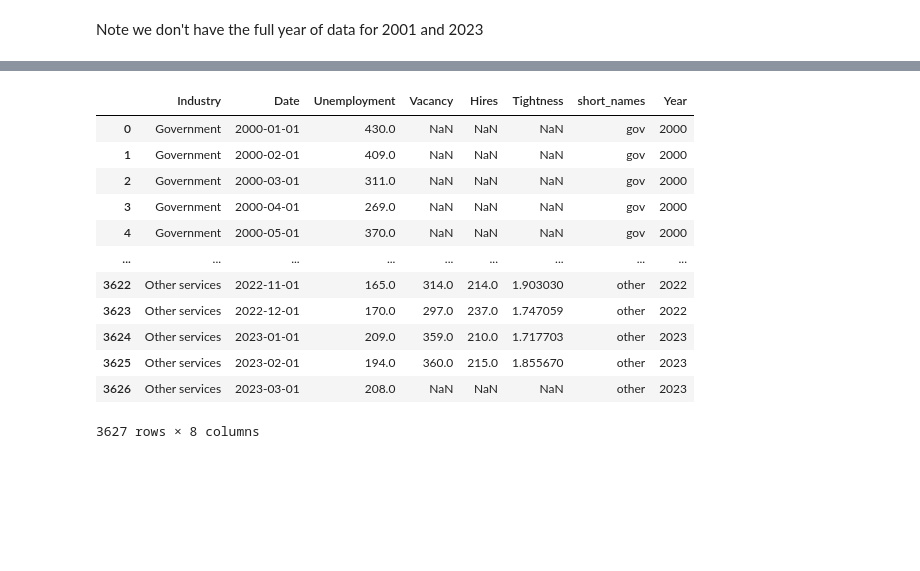
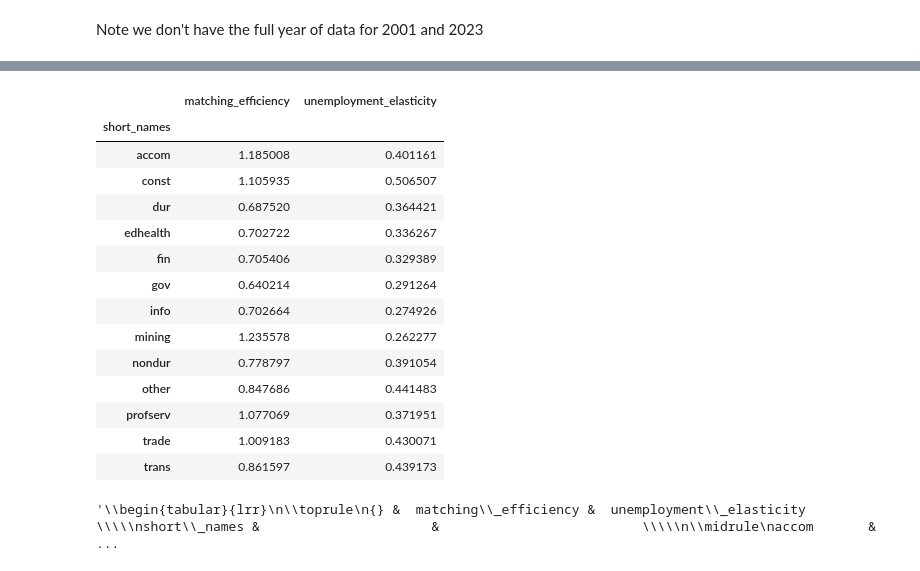
Before and after one commit to hs97/UnemploymentNetwork, a Jupyter notebook: new_code/uvh_from_JOLTS_CPS.ipynb, the cells around one changed output, grey strips where cells are left out. Cells and saved outputs as stored; diff of their text form; code cells hidden in the pictures; blank space fills up the shorter version.

Commit message:
mathing function parameter estimates

```diff
--- a/new_code/uvh_from_JOLTS_CPS.ipynb
+++ b/new_code/uvh_from_JOLTS_CPS.ipynb
@@ -236,11 +236,13 @@ Where $\epsilon_t$ is some shock. While it is well understood that this regressi
     \log \widehat{\phi}_i = \frac{1}{T} \sum_{t=1}^{T}\left[\log h_{i,t} - \frac{1}{2}\left[\log U_{i,t} + \log V_{i,t}\right]\right]
 \end{align*}
 # %%
-def phi_estimation1(df, eta):
+def matching_estimation1(df, eta):
     X = np.log(np.array(df[['Hires']].values)) - eta * np.log(np.array((df[['Unemployment']].values))) - (1-eta) * np.log(np.array(df[['Vacancy']].values))
     X = X[~np.isnan(X)]
     return np.exp(np.sum(X)/X.shape[0])
 
-df_phi1 = uvh.groupby('Industry').apply(phi_estimation1, 0.5)
-df_phi1
+eta = 0.5
+matching_param1 = uvh.groupby('short_names').apply(matching_estimation1, eta)
+df_matching_param1 = pd.DataFrame({'mathing_efficiency':matching_param1,'unemployment_elasticity':eta})
+df_matching_param1
 # %% [output]
@@ -268,16 +285,52 @@ In the second instance, we estimate the matching elasticity as well, assuming co
 # %%
-uvh
+def matching_estimation2(df):
+    log_H = np.log(np.array(df[['Hires']]))
+    log_U = np.log(np.array(df[['Unemployment']]))
+    log_U = log_U[~np.isnan(log_H)]
+    log_V = np.log(np.array(df[['Vacancy']]))
+    log_V = log_V[~np.isnan(log_H)]
+    log_H = log_H[~np.isnan(log_H)]
+
+
+    Y = np.ones((log_H.shape[0],1))
+    Y[:,0] = log_H - log_V
+
+    X = np.ones((log_H.shape[0],2))
+    X[:,1] = log_U - log_V
+    theta = np.linalg.inv(X.T @ X) @ (X.T @ Y)
+    theta[0] = np.exp(theta[0])
+
+    return theta.flatten()
+
+matching_param2 = uvh.groupby('short_names').apply(matching_estimation2)
+matching_efficiency = np.ones(matching_param2.size)
+unemployment_elasticity = np.ones(matching_param2.size)
+for i in range(matching_param2.size):
+    matching_efficiency[i] = matching_param2.iloc[i][0]
+    unemployment_elasticity[i] = matching_param2.iloc[i][1]
+df_matching_param2 = pd.DataFrame({'short_names':df_matching_param1.index.values,'matching_efficiency':matching_efficiency,
+                                   'unemployment_elasticity':unemployment_elasticity})
+df_matching_param2 = df_matching_param2.set_index('short_names')
+df_matching_param2.to_csv('../data/clean/matching_param_estimates.csv')
+df_matching_param2
 # %% [output]
-|  | Industry | Date | Unemployment | Vacancy | Hires | Tightness | short_names | Year |
-| 0 | Government | 2000-01-01 | 430.0 | NaN | NaN | NaN | gov | 2000 |
-| 1 | Government | 2000-02-01 | 409.0 | NaN | NaN | NaN | gov | 2000 |
-| 2 | Government | 2000-03-01 | 311.0 | NaN | NaN | NaN | gov | 2000 |
-| 3 | Government | 2000-04-01 | 269.0 | NaN | NaN | NaN | gov | 2000 |
-| 4 | Government | 2000-05-01 | 370.0 | NaN | NaN | NaN | gov | 2000 |
-| ... | ... | ... | ... | ... | ... | ... | ... | ... |
-| 3622 | Other services | 2022-11-01 | 165.0 | 314.0 | 214.0 | 1.903030 | other | 2022 |
-| 3623 | Other services | 2022-12-01 | 170.0 | 297.0 | 237.0 | 1.747059 | other | 2022 |
-| 3624 | Other services | 2023-01-01 | 209.0 | 359.0 | 210.0 | 1.717703 | other | 2023 |
-| 3625 | Other services | 2023-02-01 | 194.0 | 360.0 | 215.0 | 1.855670 | other | 2023 |
-| 3626 | Other services | 2023-03-01 | 208.0 | NaN | NaN | NaN | other | 2023 |
+|  | matching_efficiency | unemployment_elasticity |
+| short_names |  |  |
+| accom | 1.185008 | 0.401161 |
+| const | 1.105935 | 0.506507 |
+| dur | 0.687520 | 0.364421 |
+| edhealth | 0.702722 | 0.336267 |
+| fin | 0.705406 | 0.329389 |
+| gov | 0.640214 | 0.291264 |
+| info | 0.702664 | 0.274926 |
+| mining | 1.235578 | 0.262277 |
+| nondur | 0.778797 | 0.391054 |
+| other | 0.847686 | 0.441483 |
+| profserv | 1.077069 | 0.371951 |
+| trade | 1.009183 | 0.430071 |
+| trans | 0.861597 | 0.439173 |
-3627 rows × 8 columns
+# %%
+
+df_matching_param2.to_latex(float_format="%.3f")
+# %% [output]
+'\\begin{tabular}{lrr}\n\\toprule\n{} &  matching\\_efficiency &  unemployment\\_elasticity \\\\\nshort\\_names &                      &                          \\\\\n\\midrule\naccom       &         ...
```
Also changed, not shown: parts of 4 cells of this notebook, 1 other file.
